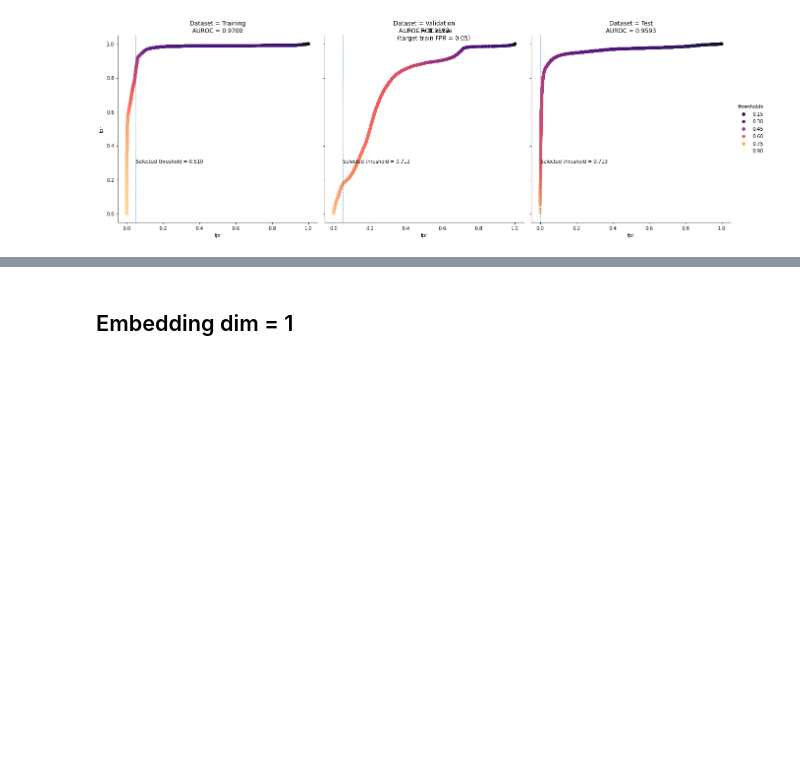
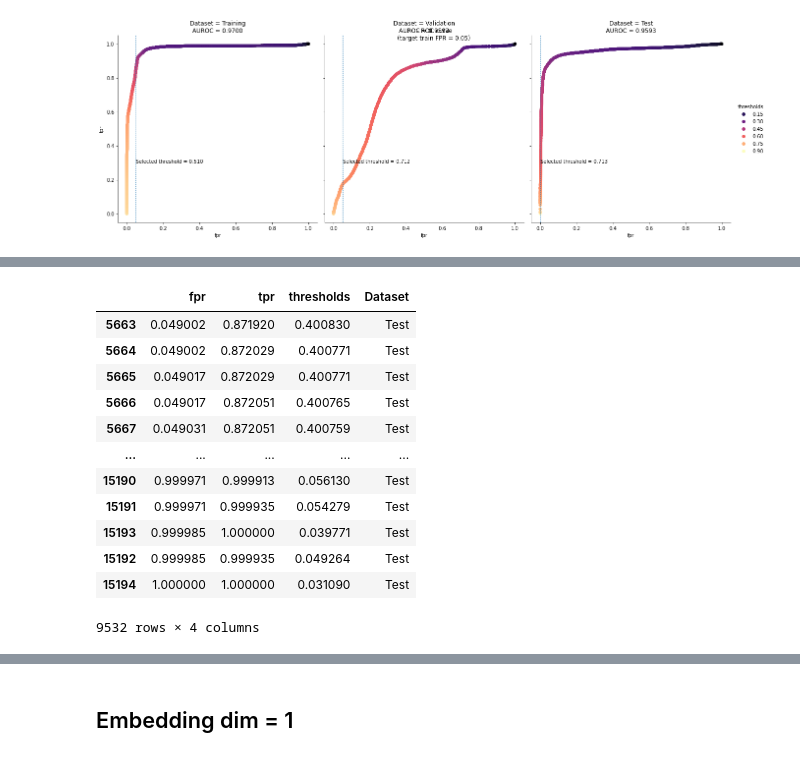
Before and after one commit to YilongJu/adios, a Jupyter notebook: 20221031-Check_CNN_predictions.ipynb, the cells around one changed output, grey strips where cells are left out. Drawn from its saved outputs; the diff is of its cells as text; code cells hidden in the pictures; blank space fills up the shorter version.

```diff
--- a/20221031-Check_CNN_predictions.ipynb
+++ b/20221031-Check_CNN_predictions.ipynb
@@ -342,0 +379,16 @@ plt.show()
+# %%
+roc_curve_results_dict_test['roc_curve_df'].query(f"0.05 - fpr <= 0.001").sort_values(by=["fpr"])
+# %% [output]
+|  | fpr | tpr | thresholds | Dataset |
+| 5663 | 0.049002 | 0.871920 | 0.400830 | Test |
+| 5664 | 0.049002 | 0.872029 | 0.400771 | Test |
+| 5665 | 0.049017 | 0.872029 | 0.400771 | Test |
+| 5666 | 0.049017 | 0.872051 | 0.400765 | Test |
+| 5667 | 0.049031 | 0.872051 | 0.400759 | Test |
+| ... | ... | ... | ... | ... |
+| 15190 | 0.999971 | 0.999913 | 0.056130 | Test |
+| 15191 | 0.999971 | 0.999935 | 0.054279 | Test |
+| 15193 | 0.999985 | 1.000000 | 0.039771 | Test |
+| 15192 | 0.999985 | 0.999935 | 0.049264 | Test |
+| 15194 | 1.000000 | 1.000000 | 0.031090 | Test |
+9532 rows × 4 columns
```
Also changed, not shown: parts of 9 cells of this notebook, 7 other files.
